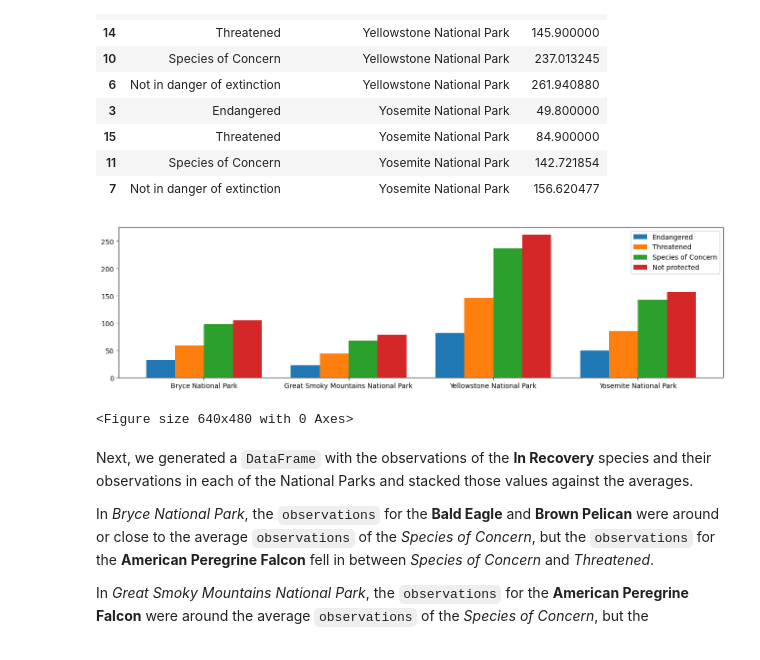
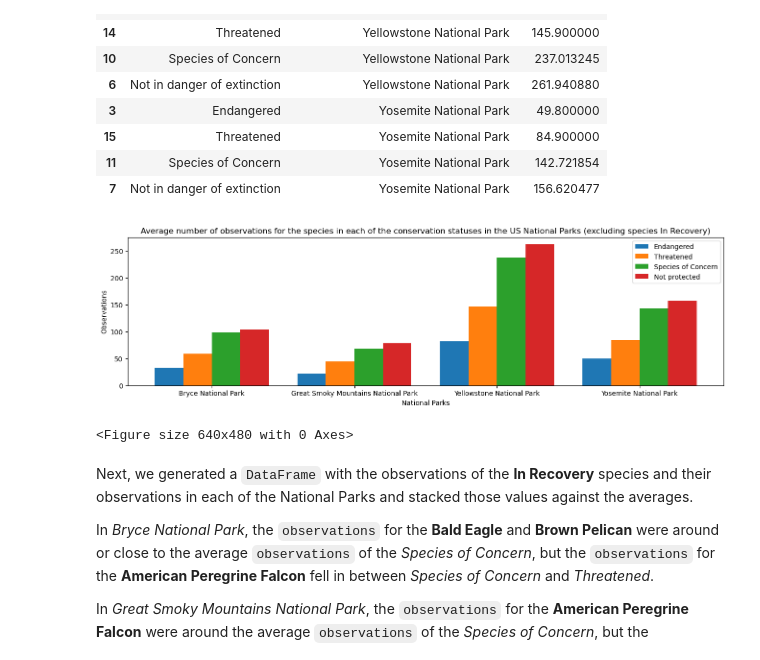
Before and after one commit to athena-masc/Codecademy_Data_Science_Foundations_Portfolio_Project, a Jupyter notebook: biodiversity.ipynb, the cells around one changed output. Cells and saved outputs as stored; diff of their text form; code cells hidden in the pictures.

```diff
--- a/biodiversity.ipynb
+++ b/biodiversity.ipynb
@@ -554,34 +554,37 @@ plt.figure(figsize=(16, 4))
 #Create a loop
 t = 4 # Number of datasets (4 conservation_status + 3 in recovery species)
 d = 4 # Number of sets of bars (4 National parks)
 w = 0.8 # Width of each bar
 
 n = 1  # This is our first dataset (out of 4)
 x_endangered = [t*element + w*n for element
              in range(d)]
 plt.bar(x_endangered,y_endangered, label = "Endangered")
 
 n = 2  # This is our second dataset (out of 4)
 x_threatened = [t*element + w*n for element
              in range(d)]
 plt.bar(x_threatened,y_threatened, label = "Threatened")
 
 n = 3  # This is our third dataset (out of 4)
 x_concern = [t*element + w*n for element
              in range(d)]
 plt.bar(x_concern,y_concern, label = "Species of Concern")
 
 n = 4  # This is our fourth dataset (out of 4)
 x_not_prot = [t*element + w*n for element
              in range(d)]
 plt.bar(x_not_prot,y_not_prot, label = "Not protected")
 plt.legend()
 x_pos = [(a + b + c + d)/4 for a,b,c,d in zip(x_endangered,x_threatened,x_concern,x_not_prot)]
 plt.xticks(x_pos, parks)
+plt.title('Average number of observations for the species in each of the conservation statuses in the US National Parks (excluding species In Recovery)')
+plt.xlabel('National Parks')
+plt.ylabel('Observations')
 plt.show()
 plt.clf()
 # %% [output]
-[figure, old version]
+[figure, new version]
 <Figure size 640x480 with 0 Axes>
 # %% [markdown]
 Next, we generated a `DataFrame` with the observations of the **In Recovery** species and their observations in each of the National Parks and stacked those values against the averages.
```
Also changed, not shown: parts of 3 cells of this notebook.
